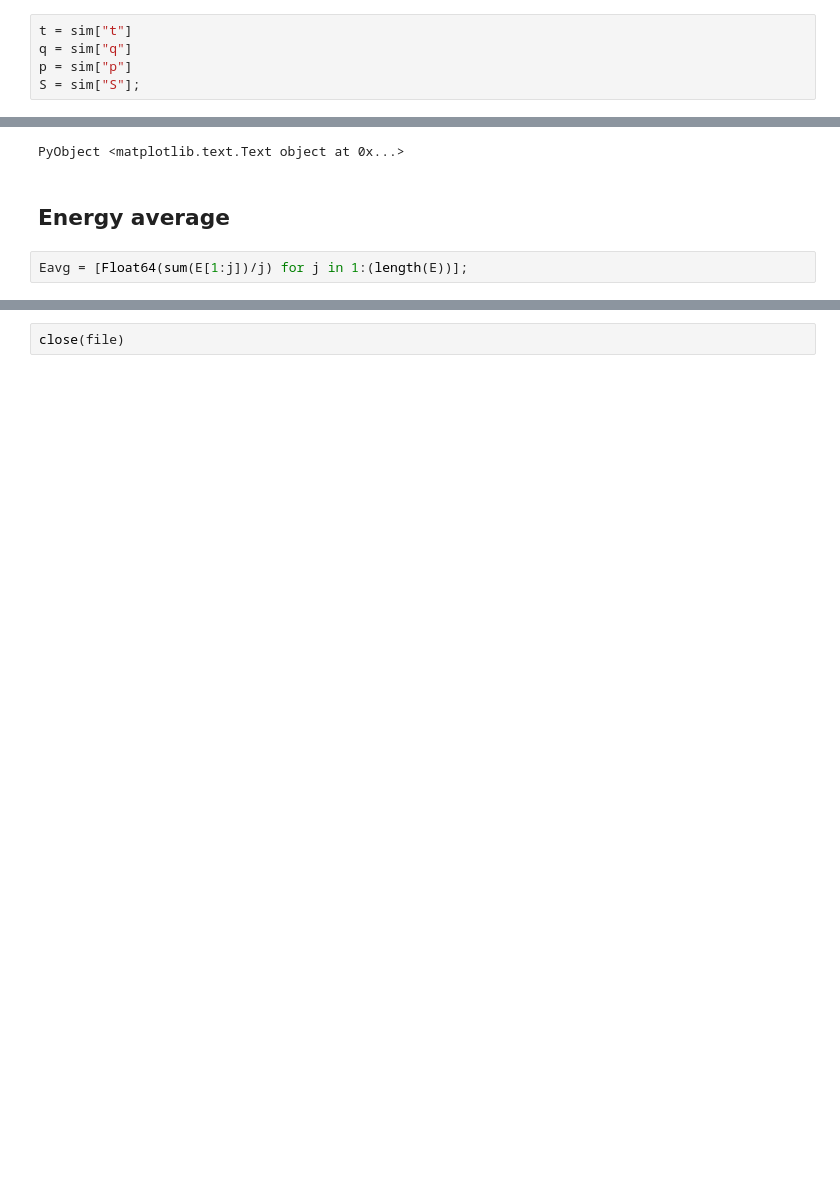
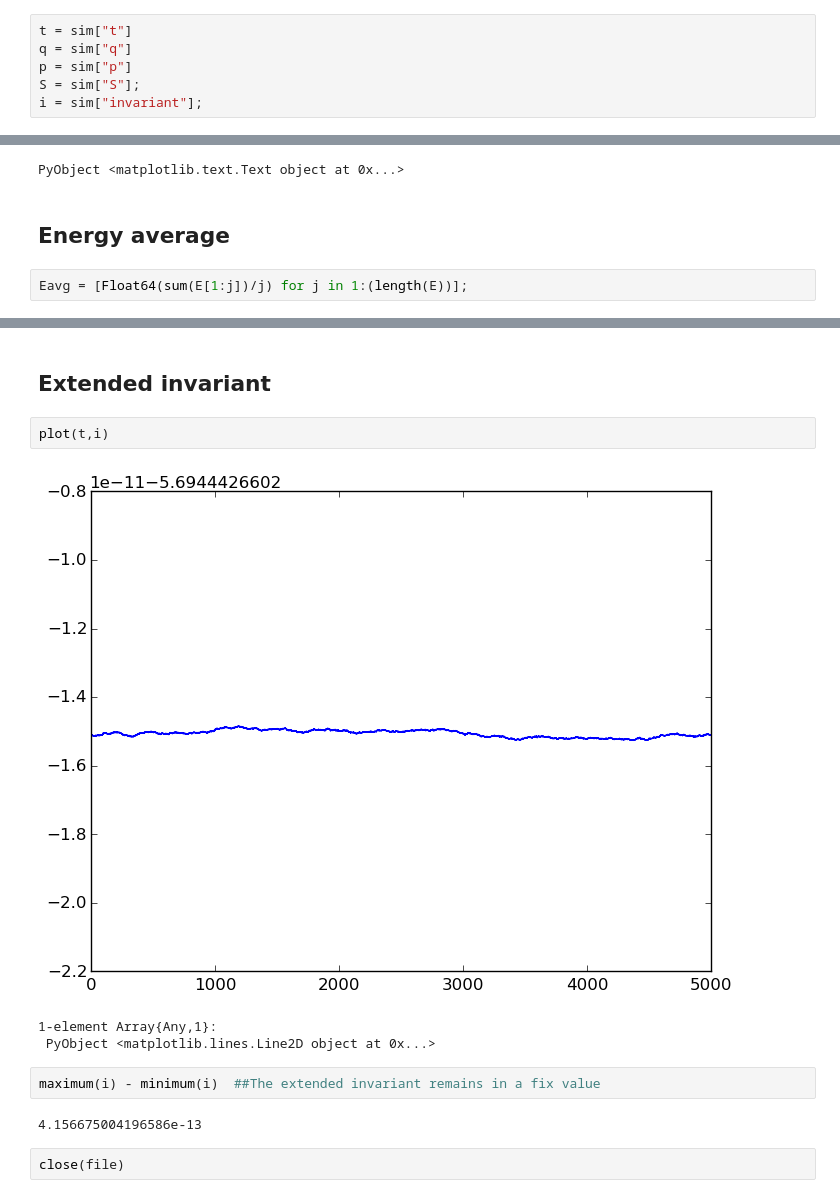
Before and after one commit to dapias/ContactFlowsTaylor, a Jupyter notebook: notebooks/Tutorial.ipynb, the cells around one changed output, grey strips where cells are left out. Cells and saved outputs as stored; diff of their text form; blank space fills up the shorter version.

```diff
--- a/notebooks/Tutorial.ipynb
+++ b/notebooks/Tutorial.ipynb
@@ -31,6 +33,7 @@ t = sim["t"]
 q = sim["q"]
 p = sim["p"]
 S = sim["S"];
+i = sim["invariant"];
 # %% [markdown]
 ## Extended phase space projections
 # %%
@@ -132,4 +135,16 @@ plot(t, Eavg)
 1-element Array{Any,1}:
  PyObject <matplotlib.lines.Line2D object at 0x...>
+# %% [markdown]
+## Extended invariant
+# %%
+plot(t,i)
+# %% [output]
+[figure, added]
+1-element Array{Any,1}:
+ PyObject <matplotlib.lines.Line2D object at 0x...>
+# %%
+maximum(i) - minimum(i)  ##The extended invariant remains in a fix value
+# %% [output]
+4.156675004196586e-13
 # %%
 close(file)
```
Also changed, not shown: parts of 6 cells of this notebook, 5 other files.
